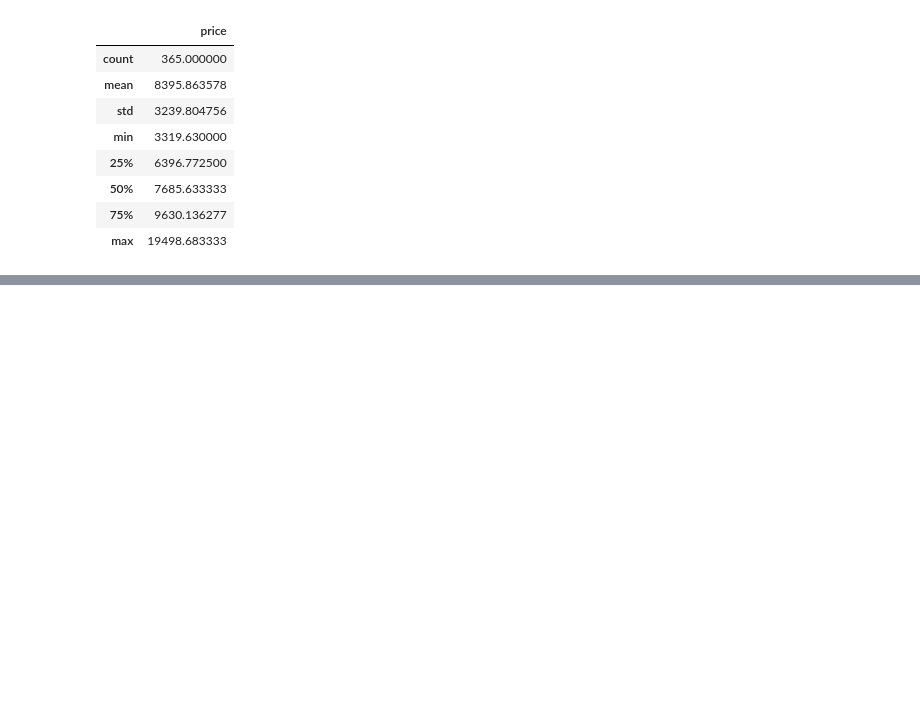
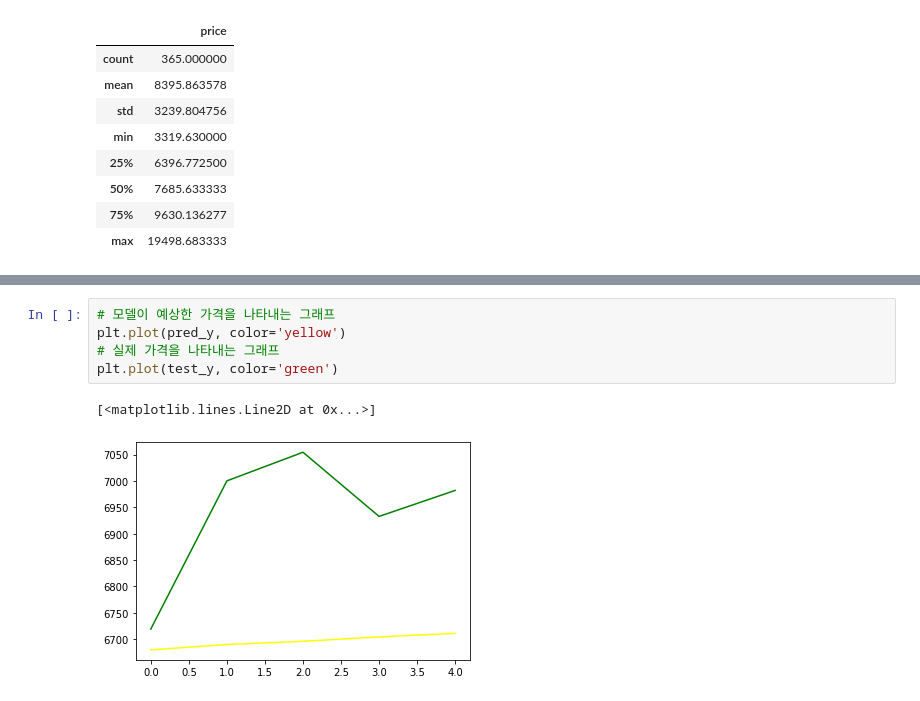
Before and after one commit to sohyeondian/python3, a Jupyter notebook: source/13. 시계열 데이터 분석.ipynb, the cells around one changed output, grey strips where cells are left out. Saved outputs shown, nothing was run; the diff lists cells and outputs as text; blank space fills up the shorter version.

```diff
--- a/source/13. 시계열 데이터 분석.ipynb
+++ b/source/13. 시계열 데이터 분석.ipynb
@@ -73,0 +260,8 @@ plt.show()
+# %%
+# 모델이 예상한 가격을 나타내는 그래프
+plt.plot(pred_y, color='yellow')
+# 실제 가격을 나타내는 그래프
+plt.plot(test_y, color='green')
+# %% [output]
+[<matplotlib.lines.Line2D at 0x...>]
+[figure, added]
```
Also changed, not shown: parts of 26 cells of this notebook, 9 other files.
